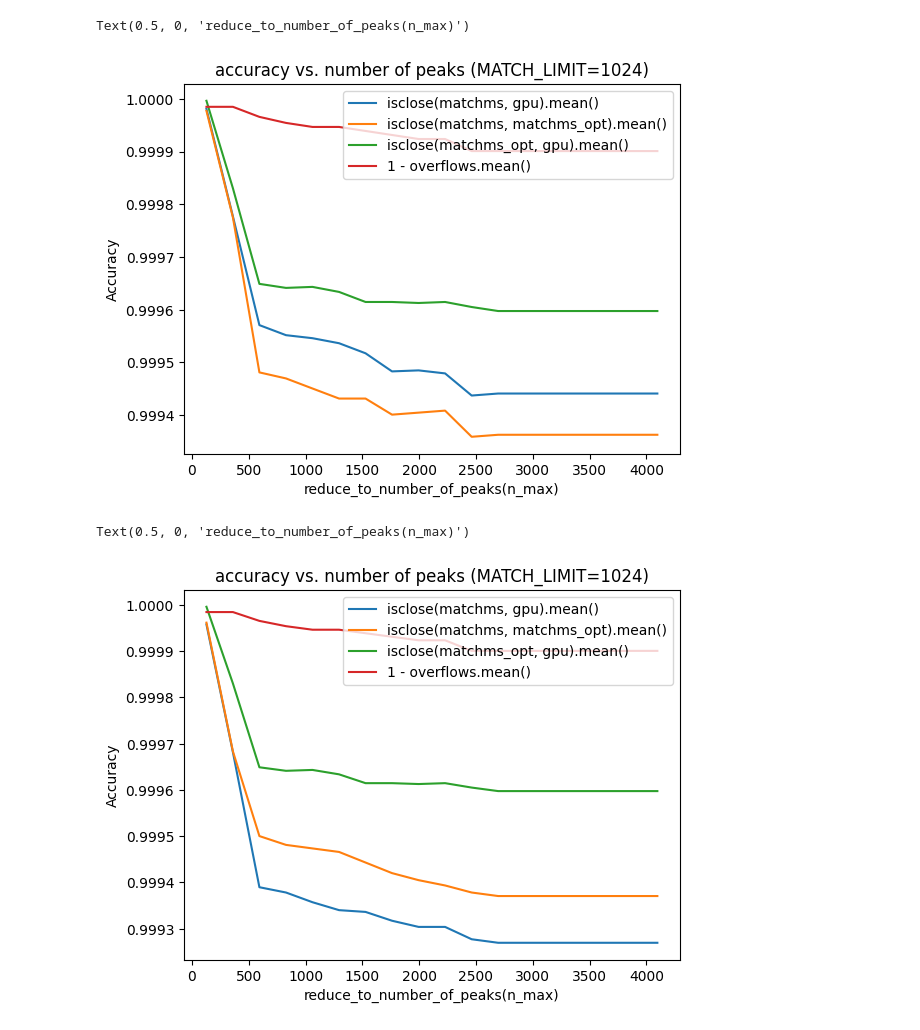
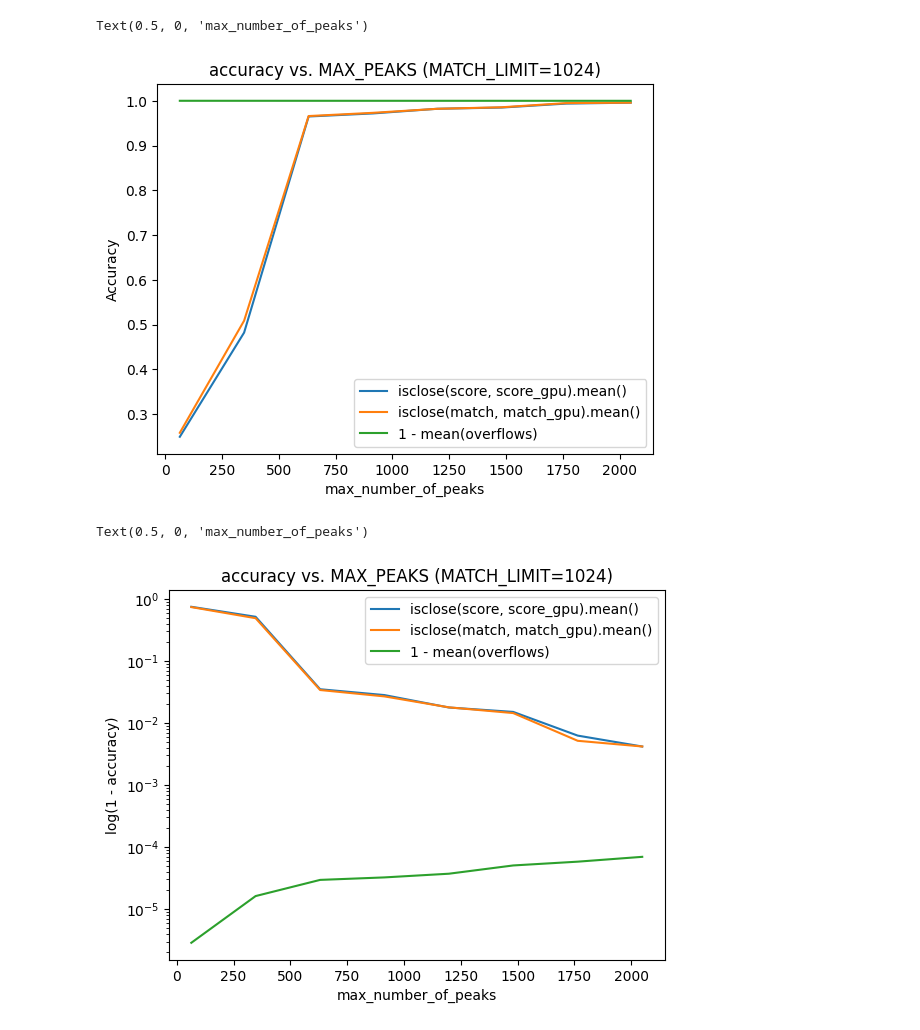
Before and after one commit to tornikeo/cosine-similarity, a Jupyter notebook: notebooks/accuracy/accuracy_vs_number_of_peaks.ipynb, the cells around one changed output. Cells and saved outputs as stored; diff of their text form; code cells hidden in the pictures.

```diff
--- a/notebooks/accuracy/accuracy_vs_number_of_peaks.ipynb
+++ b/notebooks/accuracy/accuracy_vs_number_of_peaks.ipynb
@@ -205,28 +32,4 @@ We have 512 references and 512 queries
-# %%
-x = []
-y = []
-R, Q = BATCH_SIZE, BATCH_SIZE
-for MAX_N_PEAKS, C,G,Cy,Ov in acum:
-    y_row = []
-    # print(MAX_N_PEAKS)
-
-    C_match = np.isclose(C[:R,:Q], G[:R,:Q])
-    corr = C_match.mean()
-    # print("Overflows", Ov[:R,:Q].mean())
-    # print("CPU opt vs GPU:", corr)
-    y_row.append(corr)
-
-    C_match = np.isclose(Cy[:R,:Q], G[:R,:Q])
-    corr = C_match.mean()
-    # print("CPU orig vs GPU", corr)
-    y_row.append(corr)
-
-    C_match = np.isclose(Cy[:R,:Q], C[:R,:Q])
-    corr = C_match.mean()
-    # print("CPU orig vs CPU opt", corr)
-    y_row.append(corr)
-
-    y_row.append(1-Ov.mean())
-
-    y.append(y_row)
-    x.append(MAX_N_PEAKS)
+# %%
+from cudams.utils import download
+
+fpath = download('GNPS-LIBRARY.mgf')
@@ -233,24 +135,22 @@ for MAX_N_PEAKS, C,G,Cy,Ov in acum:
 # %%
-plt.plot(x,y)
-plt.title("accuracy vs. number of peaks (MATCH_LIMIT=1024)")
-plt.legend(['isclose(matchms, gpu).mean()',
-            'isclose(matchms, matchms_opt).mean()',
-            'isclose(matchms_opt, gpu).mean()',
-            "1 - overflows.mean()"])
+plt.plot(x,np.array(y))
+plt.title(f"accuracy vs. MAX_PEAKS (MATCH_LIMIT={MATCH_LIMIT})")
+plt.legend(['isclose(score, score_gpu).mean()',
+            'isclose(match, match_gpu).mean()',
+            "1 - mean(overflows)"])
 plt.ylabel("Accuracy")
-plt.xlabel("reduce_to_number_of_peaks(n_max)")
+plt.xlabel("max_number_of_peaks")
 # %% [output]
-Text(0.5, 0, 'reduce_to_number_of_peaks(n_max)')
+Text(0.5, 0, 'max_number_of_peaks')
-[figure, old version]
+[figure, new version]
 # %%
-plt.plot(x,y)
-plt.title("accuracy vs. number of peaks (MATCH_LIMIT=1024)")
-plt.legend(['isclose(matchms, gpu).mean()',
-            'isclose(matchms, matchms_opt).mean()',
-            'isclose(matchms_opt, gpu).mean()',
-            "1 - overflows.mean()"])
-plt.ylabel("Accuracy")
-plt.xlabel("reduce_to_number_of_peaks(n_max)")
+plt.semilogy(x,1-np.array(y))
+plt.title(f"accuracy vs. MAX_PEAKS (MATCH_LIMIT={MATCH_LIMIT})")
+plt.legend(['isclose(score, score_gpu).mean()',
+            'isclose(match, match_gpu).mean()',
+            "1 - mean(overflows)"])
+plt.ylabel("log(1 - accuracy)")
+plt.xlabel("max_number_of_peaks")
 # %% [output]
-Text(0.5, 0, 'reduce_to_number_of_peaks(n_max)')
+Text(0.5, 0, 'max_number_of_peaks')
-[figure, old version]
+[figure, new version]
```
Also changed, not shown: parts of 7 cells of this notebook, 4 other files.
